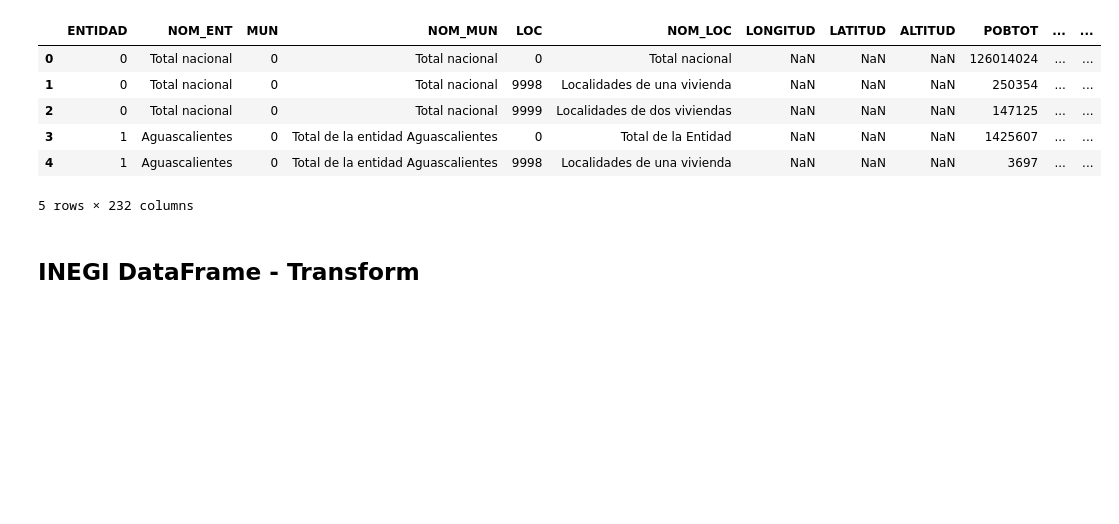
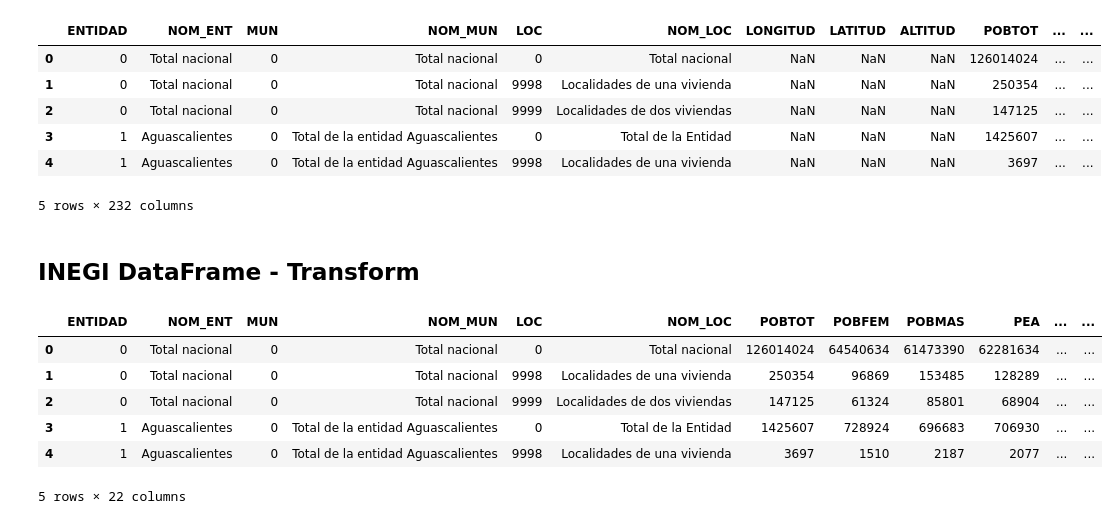
Before and after one commit to MBGUS/ETL-Project, a Jupyter notebook: JCCP/ETL_Notebook.ipynb, the cells around one changed output. Saved outputs shown, nothing was run; the diff lists cells and outputs as text; code cells hidden in the pictures; blank space fills up the shorter version.

Commit message:
Transform INEGI DB

```diff
--- a/JCCP/ETL_Notebook.ipynb
+++ b/JCCP/ETL_Notebook.ipynb
@@ -32,6 +32,15 @@ inegi_df.head()
 ## INEGI DataFrame - Transform
 # %%
 # Select certain columns
-new_inegi_df = inegi_df[['ENTIDAD', 'NOM_ENT', 'MUN', 'NOM_MUN', 'POBTOT', 'POBFEM', 'POBMAS', 'PEA', 'PEA_F', 'PEA_M',\
+new_inegi_df = inegi_df[['ENTIDAD', 'NOM_ENT', 'MUN', 'NOM_MUN', 'LOC', 'NOM_LOC', 'POBTOT', 'POBFEM', 'POBMAS', 'PEA', 'PEA_F', 'PEA_M',\
                         'POCUPADA', 'POCUPADA_F', 'POCUPADA_M', 'TOTHOG', 'HOGJEF_F', 'HOGJEF_M', 'VIVTOT', 'TVIVHAB',\
                        'PROM_OCUP', 'PRO_OCUP_C']].copy()
+new_inegi_df.head()
+# %% [output]
+|  | ENTIDAD | NOM_ENT | MUN | NOM_MUN | LOC | NOM_LOC | POBTOT | POBFEM | POBMAS | PEA | ... | ... |
+| 0 | 0 | Total nacional | 0 | Total nacional | 0 | Total nacional | 126014024 | 64540634 | 61473390 | 62281634 | ... | ... |
+| 1 | 0 | Total nacional | 0 | Total nacional | 9998 | Localidades de una vivienda | 250354 | 96869 | 153485 | 128289 | ... | ... |
+| 2 | 0 | Total nacional | 0 | Total nacional | 9999 | Localidades de dos viviendas | 147125 | 61324 | 85801 | 68904 | ... | ... |
+| 3 | 1 | Aguascalientes | 0 | Total de la entidad Aguascalientes | 0 | Total de la Entidad | 1425607 | 728924 | 696683 | 706930 | ... | ... |
+| 4 | 1 | Aguascalientes | 0 | Total de la entidad Aguascalientes | 9998 | Localidades de una vivienda | 3697 | 1510 | 2187 | 2077 | ... | ... |
+5 rows × 22 columns
```
Also changed, not shown: parts of 9 cells of this notebook.
